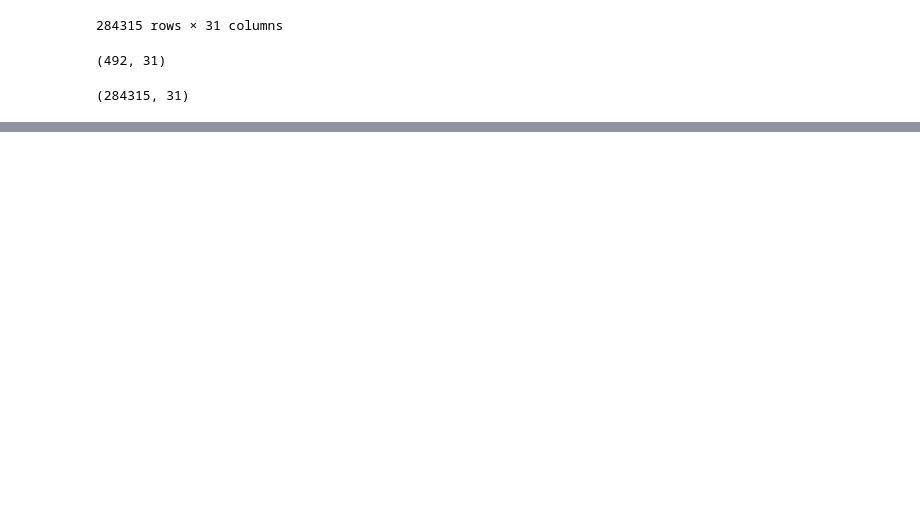
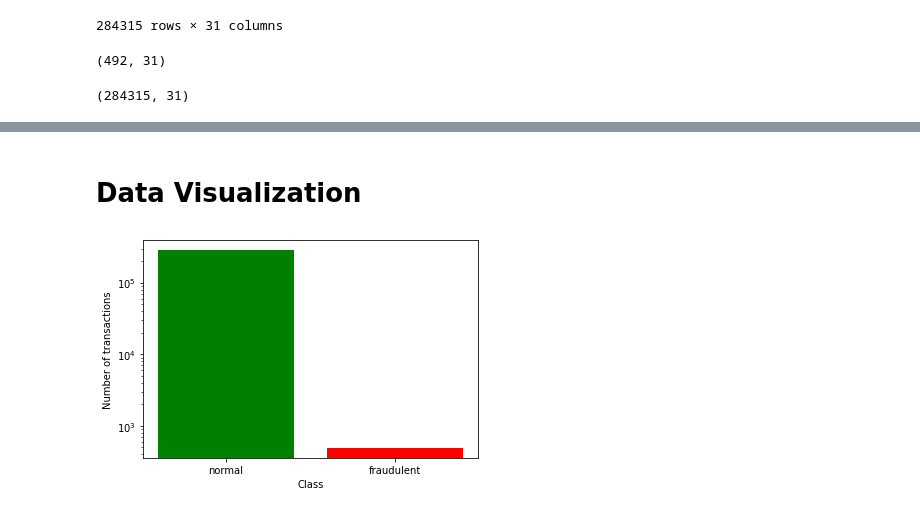
Before and after one commit to Matonice/funaab-AI-assignment, a Jupyter notebook: FRAUDULENT CREDIT CARD.ipynb, the cells around one changed output, grey strips where cells are left out. Saved outputs shown, nothing was run; the diff lists cells and outputs as text; code cells hidden in the pictures; blank space fills up the shorter version.

```diff
--- a/FRAUDULENT CREDIT CARD.ipynb
+++ b/FRAUDULENT CREDIT CARD.ipynb
@@ -193,3 +193,19 @@ credit_card
 | 58465 | 48401.0 | -36.802320 | -63.344698 | -20.645794 | 16.715537 | -20.672064 | 7.694002 | 24.956587 | -4.730111 | -2.687312 | ... | ... |
 | 274771 | 166198.0 | -35.548539 | -31.850484 | -48.325589 | 15.304184 | -113.743307 | 73.301626 | 120.589494 | -27.347360 | -3.872425 | ... | ... |
 284807 rows × 31 columns
+# %% [markdown]
+# Data Visualization
+# %%
+data_y = [fraudulent["Class"].count(), normal["Class"].count()]
+data_x = [1,0]
+
+colors= ["red", "green"]
+plt.bar(data_x, data_y, log=True, color=colors)
+
+
+plt.xlabel("Class")
+plt.ylabel("Number of transactions")
+plt.xticks(ticks=data_x, labels=["fraudulent", "normal"])
+plt.show()
+# %% [output]
+[figure, added]
```
Also changed, not shown: parts of 4 cells of this notebook.
